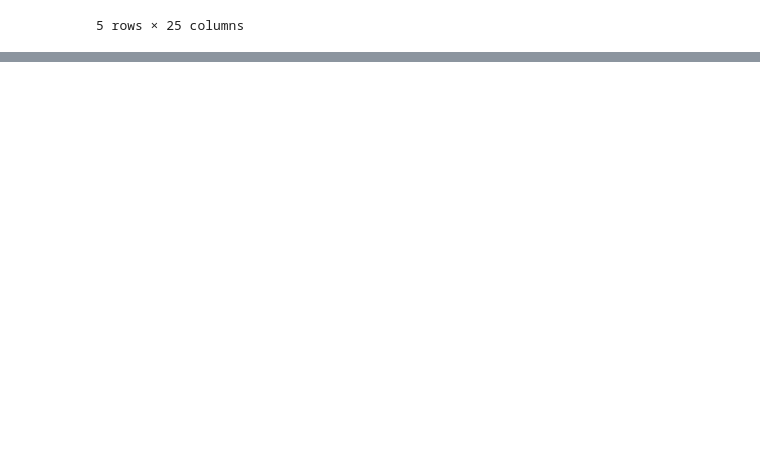
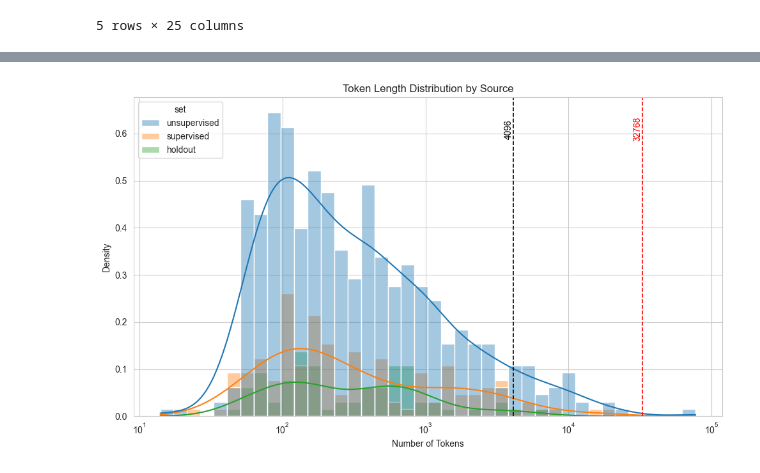
Before and after one commit to UH-Insure/DataPreprocess, a Jupyter notebook: UnsupervisedTrainingPrep.ipynb, the cells around one changed output, grey strips where cells are left out. Cells and saved outputs as stored; diff of their text form; code cells hidden in the pictures; blank space fills up the shorter version.

```diff
--- a/UnsupervisedTrainingPrep.ipynb
+++ b/UnsupervisedTrainingPrep.ipynb
@@ -162,0 +155,8 @@ plt.show()
+# %%
+filenames = nocomment_df["filename"].unique().tolist()
+val_size = 20 / 30
+unsupervised_filenames, temp = train_test_split(filenames, test_size=0.3, random_state=42)
+supervised_filenames, holdout_filenames = train_test_split(temp, test_size=1 - val_size, random_state=42)
+print(f"Unsupervised: {len(unsupervised_filenames)} files"
+      f", Supervised: {len(supervised_filenames)} files"
+      f", Holdout: {len(holdout_filenames)} files")
@@ -162,0 +165,6 @@ plt.show()
+# %%
+hybrid_tok_df["set"] = ""
+hybrid_tok_df.loc[hybrid_tok_df["filename"].isin(unsupervised_filenames), "set"] = "unsupervised"
+hybrid_tok_df.loc[hybrid_tok_df["filename"].isin(supervised_filenames), "set"] = "supervised"
+hybrid_tok_df.loc[hybrid_tok_df["filename"].isin(holdout_filenames), "set"] = "holdout"
+hybrid_tok_df.head()
@@ -162,0 +178,18 @@ plt.show()
+# %%
+sns.set_style("whitegrid")
+plt.figure(figsize=(10,6))
+sns.histplot(data=hybrid_tok_df, x="n_tokens", hue="set", kde=True, bins=40, alpha=0.4, log_scale=True, stat="density")
+# Add dashed vertical lines
+plt.axvline(x=4096, color="black", linestyle="--", linewidth=1.2)
+plt.axvline(x=32768, color="red", linestyle="--", linewidth=1.2)
+
+# Add text labels near the lines
+plt.text(4096, plt.ylim()[1]*0.9, "4096", color="black", fontsize=10, ha="right", va="center", rotation=90)
+plt.text(32768, plt.ylim()[1]*0.9, "32768", color="red", fontsize=10, ha="right", va="center", rotation=90)
+plt.title("Token Length Distribution by Source")
+plt.xlabel("Number of Tokens")
+plt.ylabel("Density")
+plt.tight_layout()
+plt.show()
+# %% [output]
+[figure, added]
```
Also changed, not shown: parts of 17 cells of this notebook, 1 other file.
